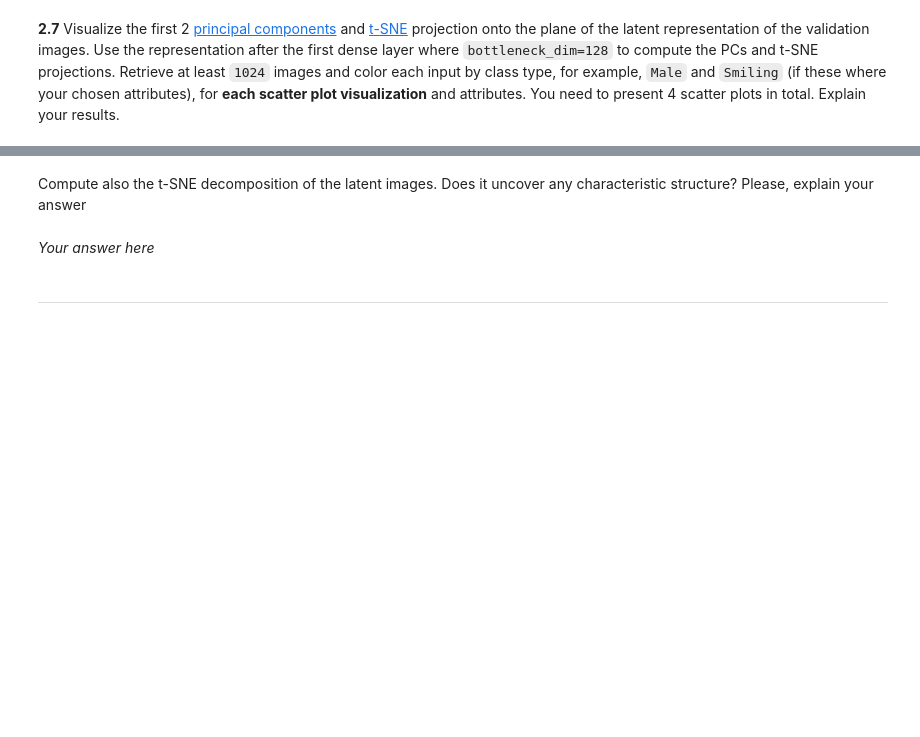
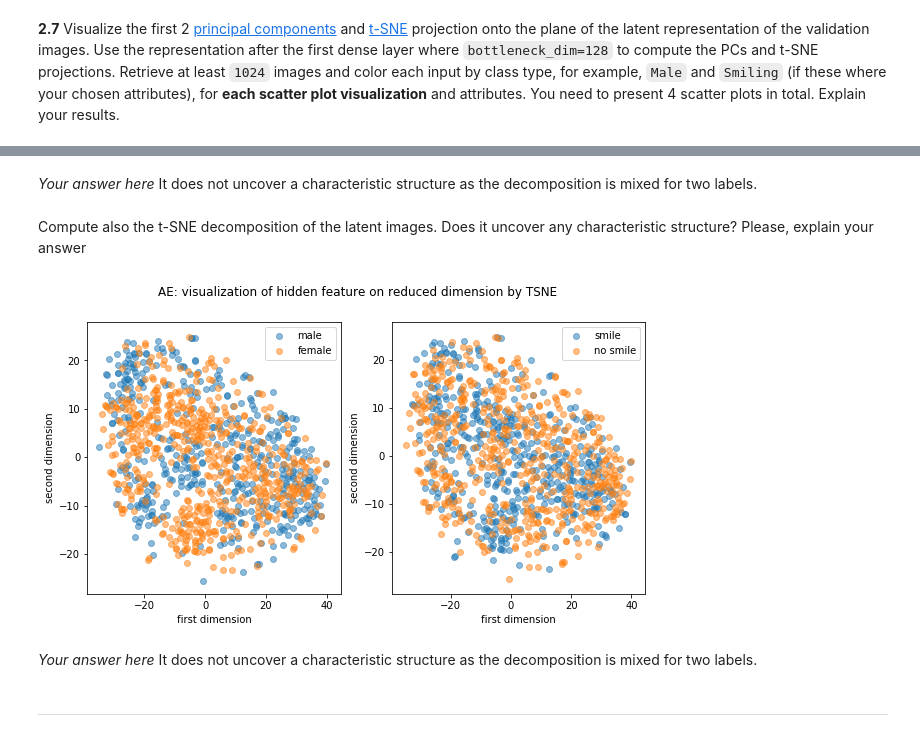
Before and after one commit to Ruby122/2020-CS109B, a Jupyter notebook: content/homeworks/hw07/cs109b_hw7.ipynb, the cells around one changed output, grey strips where cells are left out. Drawn from its saved outputs; the diff is of its cells as text; code cells hidden in the pictures; blank space fills up the shorter version.

```diff
--- a/content/homeworks/hw07/cs109b_hw7.ipynb
+++ b/content/homeworks/hw07/cs109b_hw7.ipynb
@@ -445,2 +494,5 @@ AttributeError: 'ConvEncoder' object has no attribute 'shape'
+# %% [markdown]
+*Your answer here*
+It does not uncover a characteristic structure as the decomposition is mixed for two labels.
 # %% [markdown]
 Compute also the t-SNE decomposition of the latent images. Does it uncover any characteristic structure? Please, explain your answer
@@ -450,5 +499,15 @@ Compute also the t-SNE decomposition of the latent images. Does it uncover any c
-# %% [markdown]
-*Your answer here*
+# %%
+# 2.7 (t-SNE visualization)
+# your code here
+tsne = TSNE(n_components=2)
+tsne_result = tsne.fit_transform(hidden_features)
+# plot
+visualize_hidden_PCA(tsne_result, attri_array, sup_title= "AE: visualization of hidden feature on reduced dimension by TSNE")
+# %% [output]
+[figure, added]
+# %% [markdown]
+*Your answer here*
+It does not uncover a characteristic structure as the decomposition is mixed for two labels.
 # %% [markdown]
 ---
 # %% [markdown]
```
Also changed, not shown: parts of 16 cells of this notebook, 5 other files.
